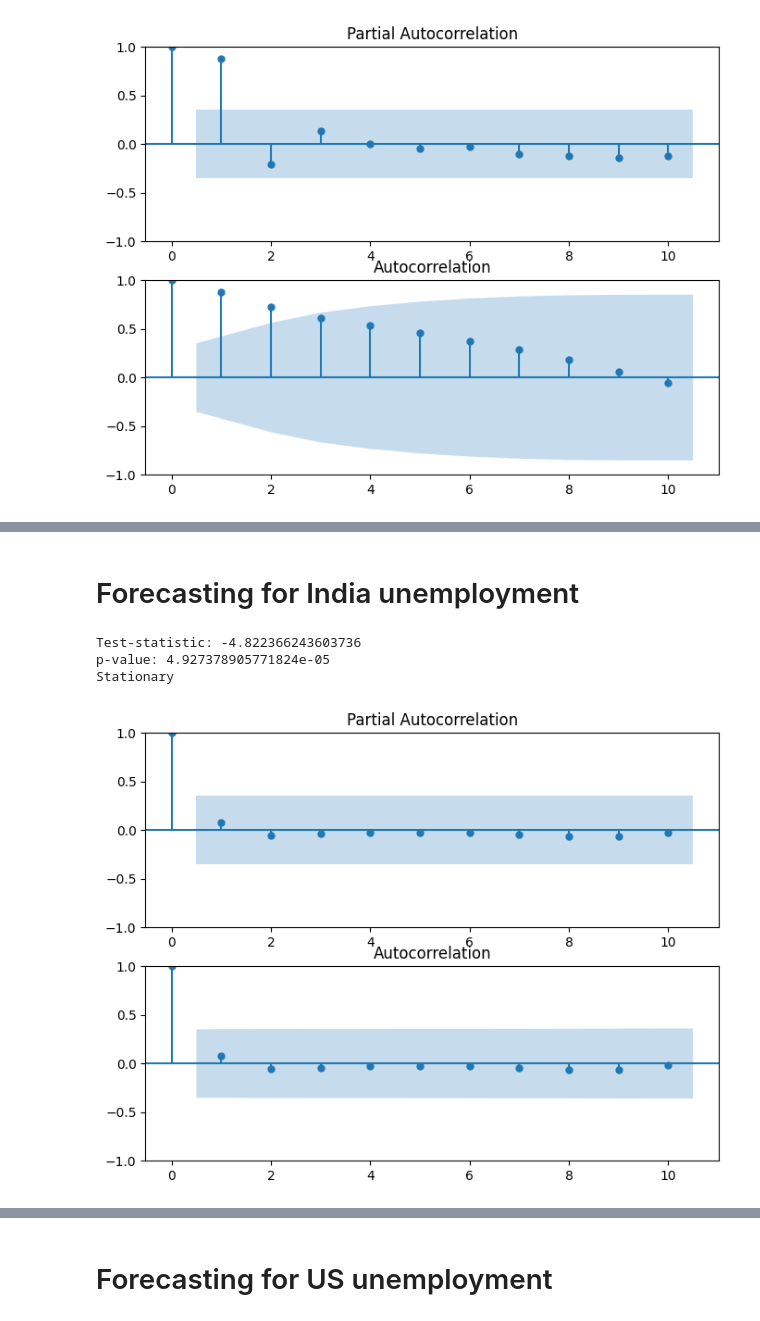
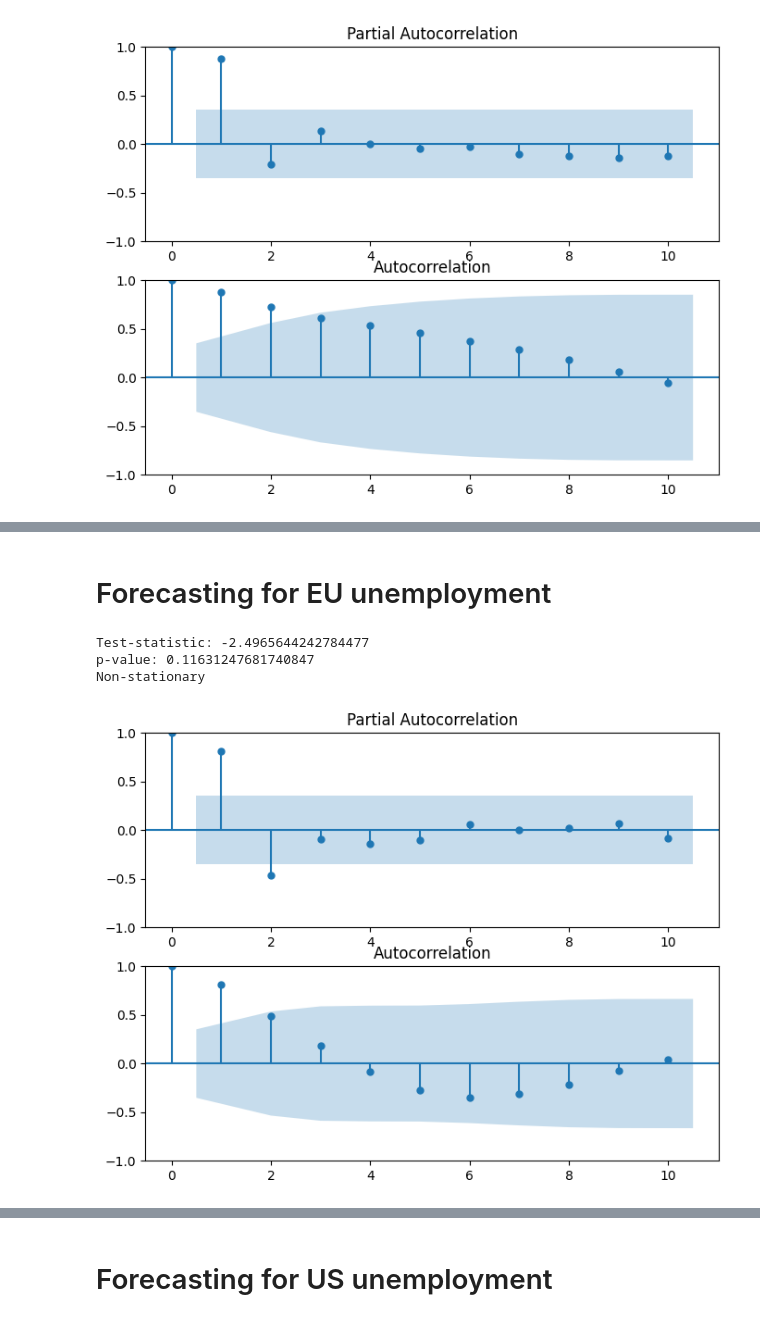
Before and after one commit to lorrespz/Time-Series-Forecasting-Collection, a Jupyter notebook: world-unemployment-trend-1991-2021.ipynb, the cells around one changed output, grey strips where cells are left out. Cells and saved outputs as stored; diff of their text form; code cells hidden in the pictures.

Commit message:
Kaggle Notebook | World Unemployment: 1991-2021 & ARIMA Forecasting | Version 10

```diff
--- a/world-unemployment-trend-1991-2021.ipynb
+++ b/world-unemployment-trend-1991-2021.ipynb
@@ -215,4 +215,7 @@ plt.title('Unemployment rate for all economies in 2020', fontsize = 20);
 # %% [markdown]
 In this section we will focus on a few chosen time series representing the unemployment trends in selected countries/regions and perform a forecasting task using ARIMA. The following notes are from **Lazy Programmer's** Udemy Time Series course.
 # %%
-df_fc = df[['India', 'China', 'European Union', 'United States']]
+df_fc = df[['China', 'European Union', 'United States']]
+plt.figure(figsize = (15,5))
+df_fc.plot();
+plt.title('Unemployment in selected countries');
@@ -344,16 +345,16 @@ plot_fit_and_forecast(arima_result_C, df_fc['China'])
 # %% [markdown]
-# Forecasting for India unemployment
+# Forecasting for EU unemployment
 # %%
- adf(df['India'])
+ adf(df['European Union'])
 # %% [output]
-Test-statistic: -4.822366243603736
-p-value: 4.927378905771824e-05
-Stationary
+Test-statistic: -2.4965644242784477
+p-value: 0.11631247681740847
+Non-stationary
 # %%
 fig,ax = plt.subplots(2,1, figsize=(8,6))
 #p value in ARIMA(d,p,q)
-plot_pacf(df_fc['India'], lags = 10, ax = ax[0]);
+plot_pacf(df_fc['European Union'], lags = 10, ax = ax[0]);
 #q_value in ARIMA(d,p,q)
-plot_acf(df_fc['India'], lags =10, ax = ax[1]);
+plot_acf(df_fc['European Union'], lags =10, ax = ax[1]);
 # %% [output]
-[figure, old version]
+[figure, new version]
```
Also changed, not shown: parts of 19 cells of this notebook.
